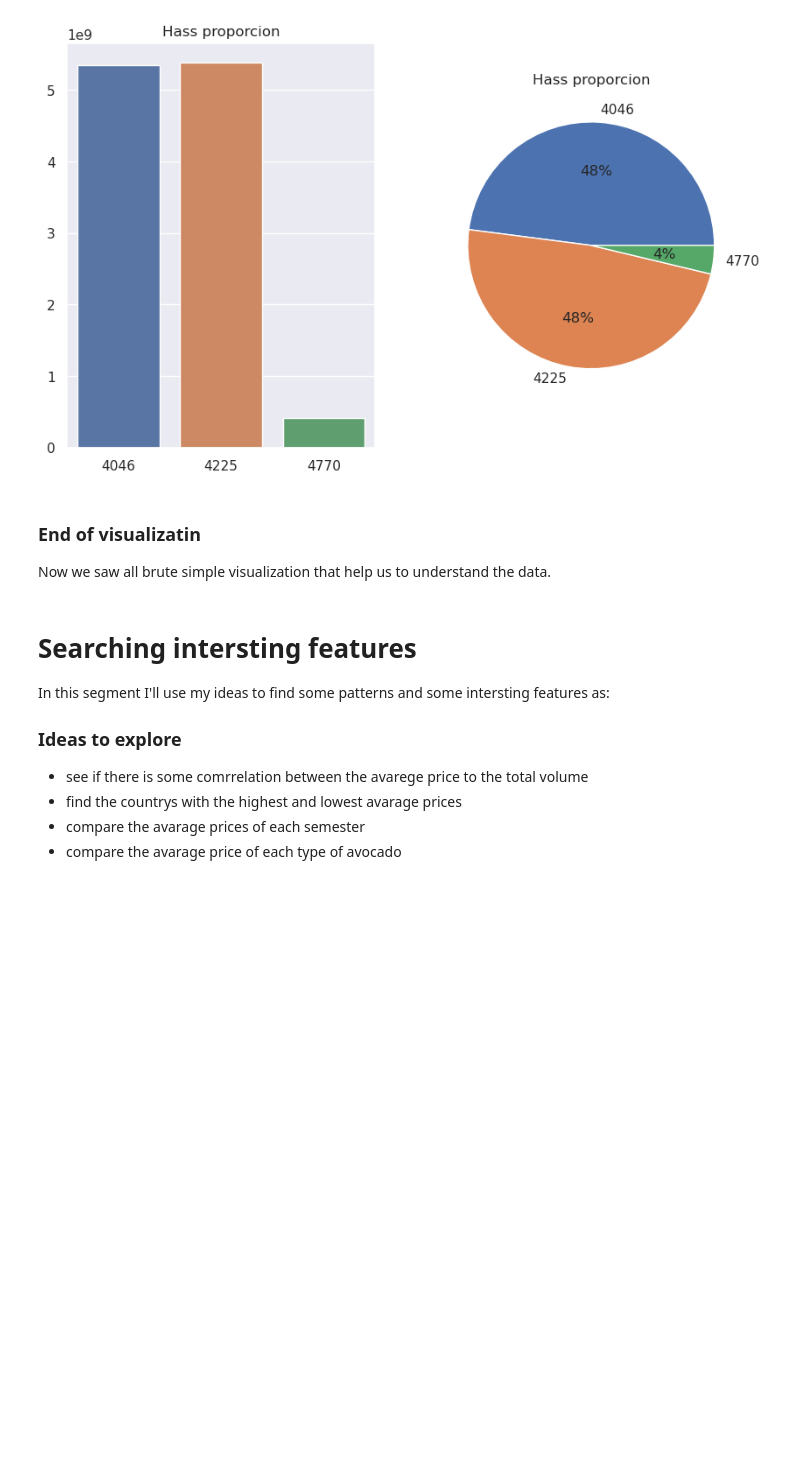
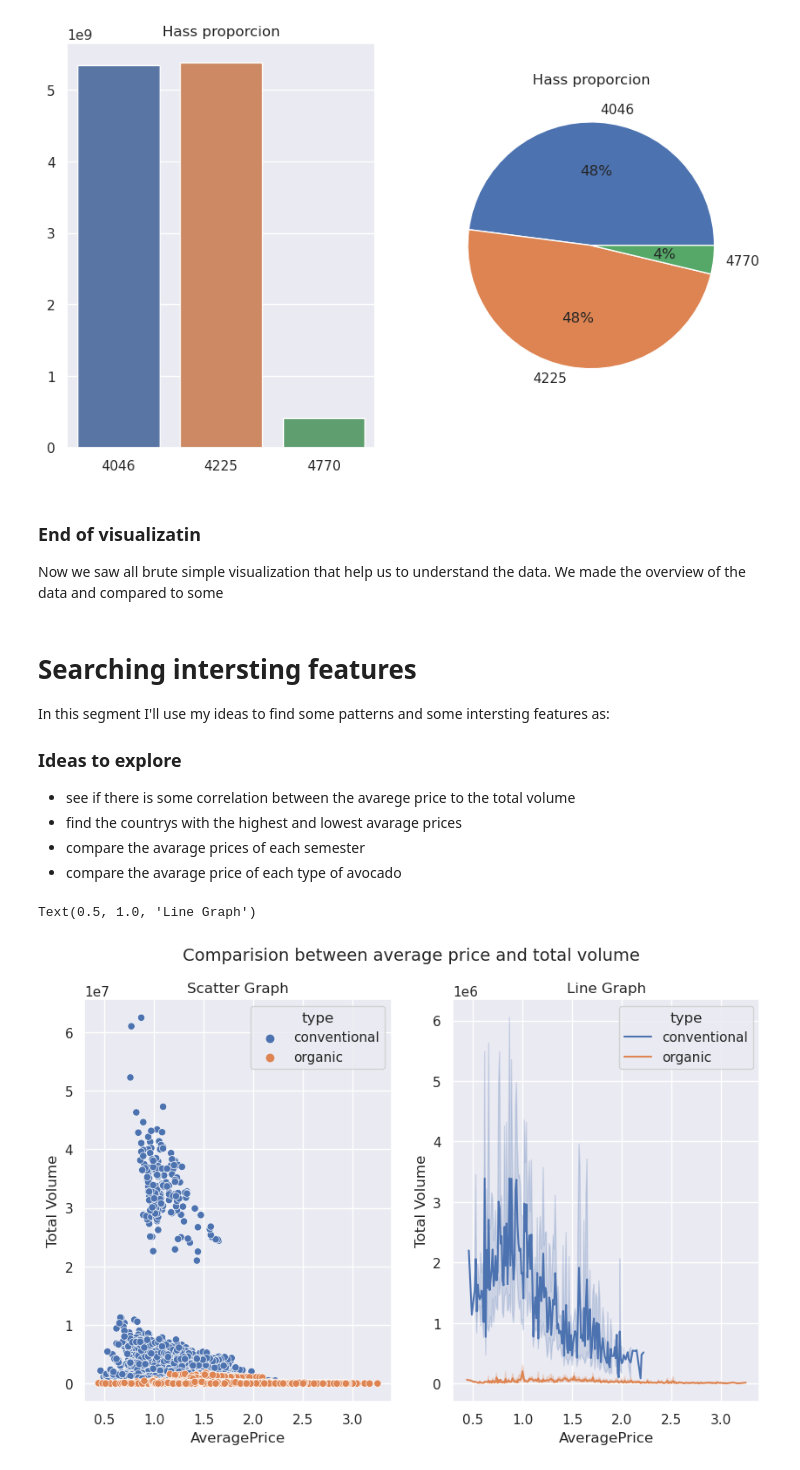
Before and after one commit to GuiRodrigues04/Avocado-price-and-market, a Jupyter notebook: avocado-prices.ipynb, the cells around one changed output. Cells and saved outputs as stored; diff of their text form; code cells hidden in the pictures; blank space fills up the shorter version.

Commit message:
Kaggle Notebook | EDA Explanation, simple data visualization | Version 7

```diff
--- a/avocado-prices.ipynb
+++ b/avocado-prices.ipynb
@@ -123,11 +122,24 @@ plt.title('Hass proporcion');
 # %% [markdown]
 ### End of visualizatin
 Now we saw all brute simple visualization that help us to understand the data.
+We made the overview of the data and compared to some
 # %% [markdown]
 # Searching intersting features
 In this segment I'll use my ideas to find some patterns and some intersting features as:
 ### Ideas to explore
-* see if there is some comrrelation between the avarege price to the total volume
+* see if there is some correlation between the avarege price to the total volume
 * find the countrys with the highest and lowest avarage prices
 * compare the avarage prices of each semester
 * compare the avarage price of each type of avocado
+# %%
+# Finding some realtion between total volume and price
+fig, ax = plt.subplots(1, 2, figsize=(10,6))
+fig.suptitle('Comparision between average price and total volume', fontsize=14)
+
+sns.scatterplot( x=Avocado_df['AveragePrice'], y=Avocado_df['Total Volume'], hue=Avocado_df['type'], ax = ax[0])
+sns.lineplot(data=Avocado_df, x='AveragePrice', y = 'Total Volume', hue='type', ax = ax[1])
+ax[0].set_title('Scatter Graph')
+ax[1].set_title('Line Graph')
+# %% [output]
+Text(0.5, 1.0, 'Line Graph')
+[figure, added]
```
Also changed, not shown: parts of 3 cells of this notebook.
